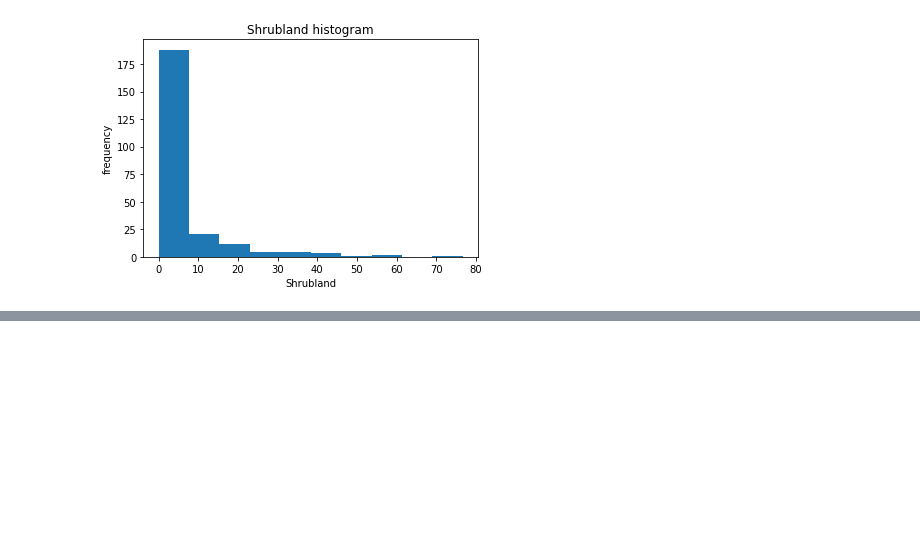
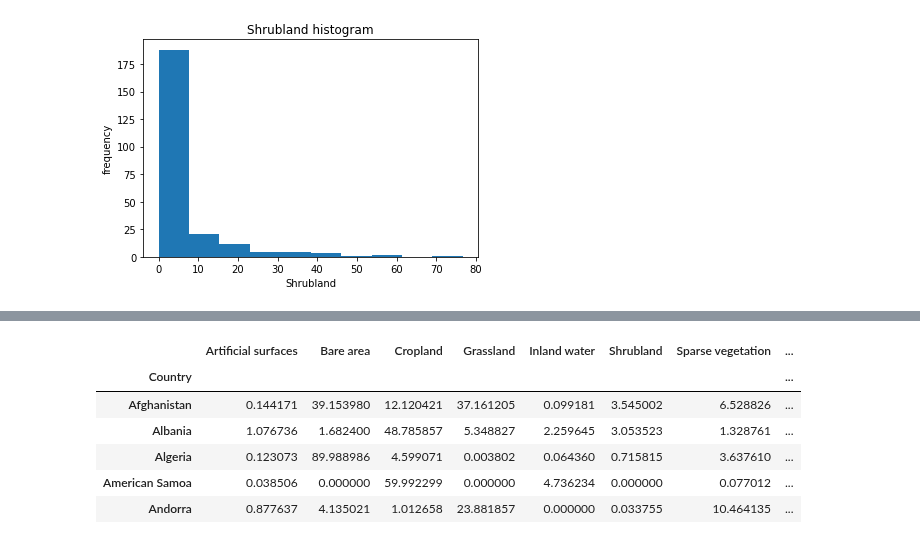
Before and after one commit to MarkusKiesel93/DOPPThreatenedSpecies, a Jupyter notebook: land_cover.ipynb, the cells around one changed output, grey strips where cells are left out. Drawn from its saved outputs; the diff is of its cells as text; code cells hidden in the pictures; blank space fills up the shorter version.

```diff
--- a/land_cover.ipynb
+++ b/land_cover.ipynb
@@ -383,6 +383,14 @@ plt.show()
 # %%
 land_cover2018.index = land_cover2018.index.droplevel('Year')
-ladn
+land_cover2018.head()
+# %% [output]
+|  | Artificial surfaces | Bare area | Cropland | Grassland | Inland water | Shrubland | Sparse vegetation | ... |
+| Country |  |  |  |  |  |  |  | ... |
+| Afghanistan | 0.144171 | 39.153980 | 12.120421 | 37.161205 | 0.099181 | 3.545002 | 6.528826 | ... |
+| Albania | 1.076736 | 1.682400 | 48.785857 | 5.348827 | 2.259645 | 3.053523 | 1.328761 | ... |
+| Algeria | 0.123073 | 89.988986 | 4.599071 | 0.003802 | 0.064360 | 0.715815 | 3.637610 | ... |
+| American Samoa | 0.038506 | 0.000000 | 59.992299 | 0.000000 | 4.736234 | 0.000000 | 0.077012 | ... |
+| Andorra | 0.877637 | 4.135021 | 1.012658 | 23.881857 | 0.000000 | 0.033755 | 10.464135 | ... |
 # %%
 #write our 2018 data to csv
 land_cover2018.to_csv(DATA_PATH / 'OECD' / 'LAND_COVER_2018_DATA.csv')
```
Also changed, not shown: parts of 3 cells of this notebook.
